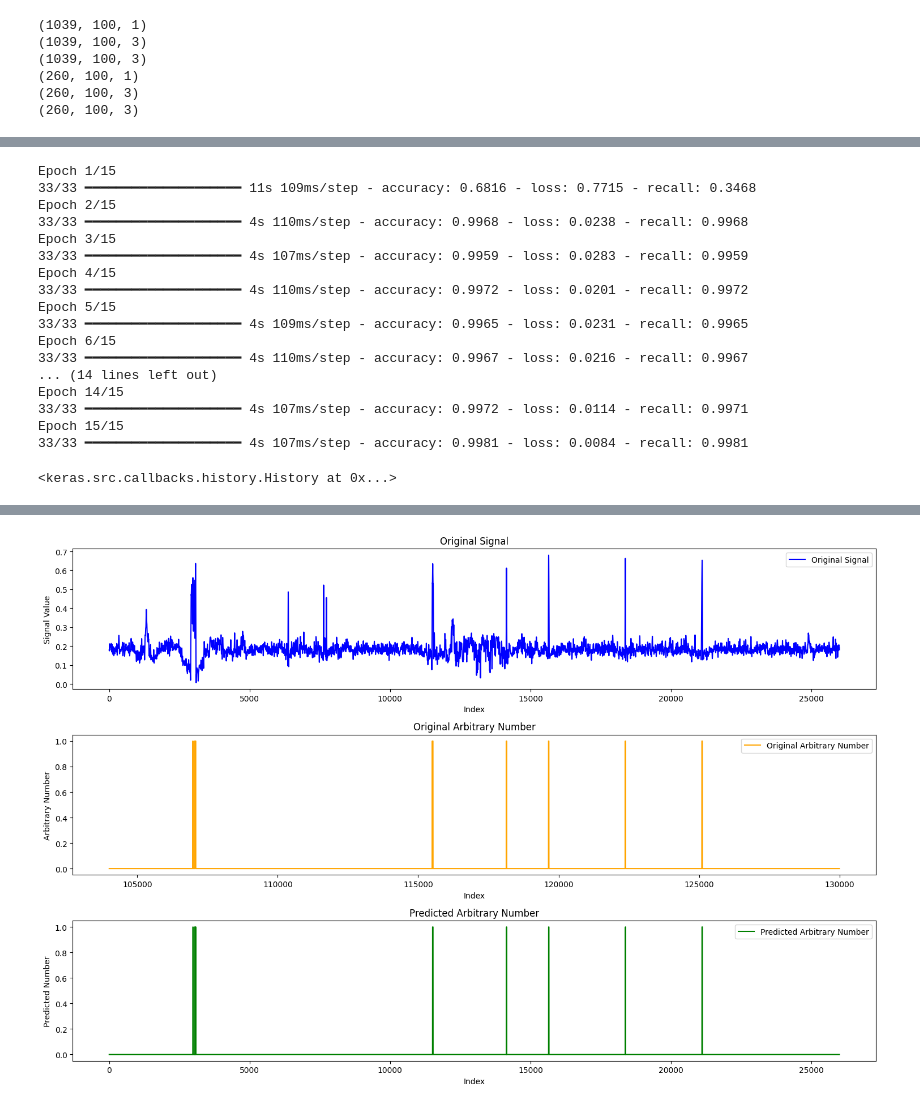
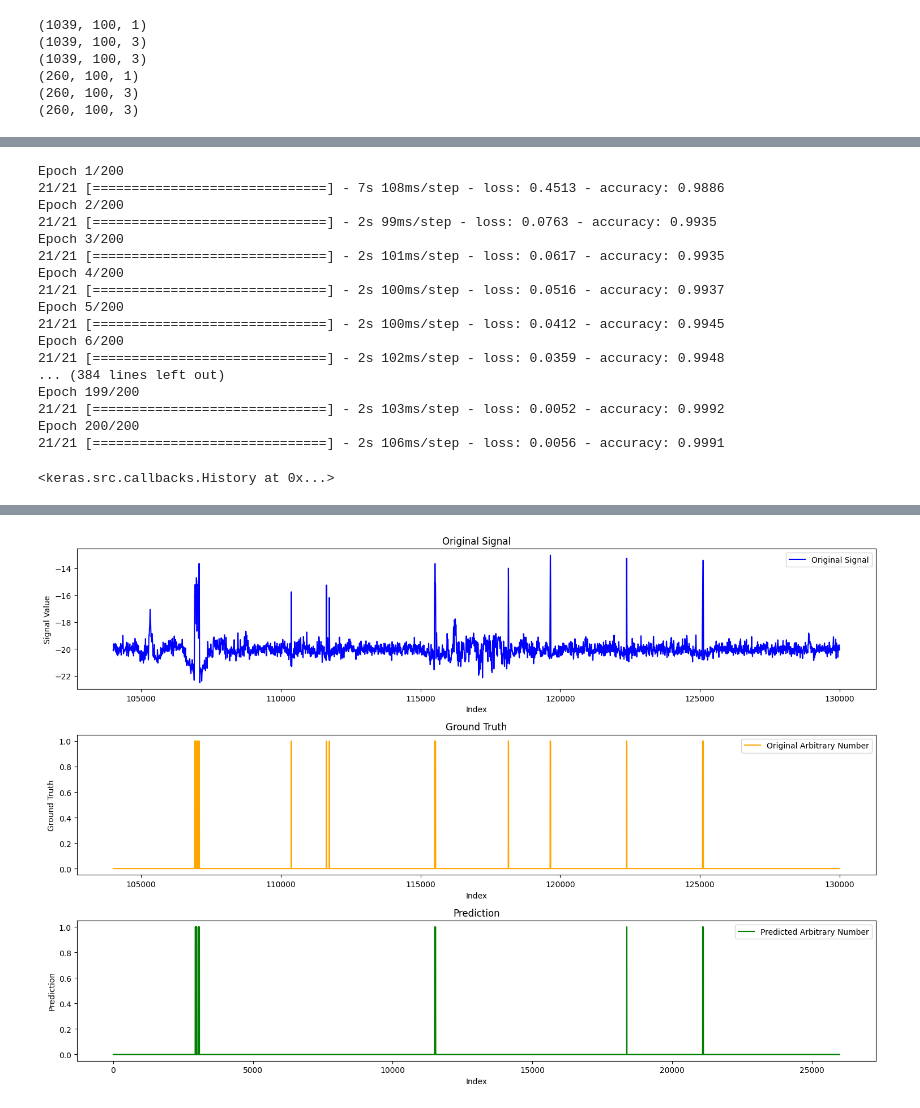
Before and after one commit to DCel567/PatchClamp_nn, a Jupyter notebook: enc_dec.ipynb, the cells around one changed output, grey strips where cells are left out. Drawn from its saved outputs; the diff is of its cells as text; code cells hidden in the pictures.

```diff
--- a/enc_dec.ipynb
+++ b/enc_dec.ipynb
@@ -29,5 +35,5 @@ To enable the following instructions: AVX2 FMA, in other operations, rebuild Ten
 # %%
-file_path = 'data_extracted/1.csv'
+file_path = 'data_extracted/my_shifted_train_data.csv'
 data = pd.read_csv(file_path, header=None)[:]
 
 y = data[2].astype(int)
@@ -185,10 +206,17 @@ def reshape_to_batches(x, batch_size):
 # %%
 encoder_input_data = reshape_to_batches(encoder_input_data, 100)
 decoder_input_data = reshape_to_batches(decoder_input_data, 100)
+decoder_input_data = decoder_input_data.astype(int)
+
 decoder_target_data = reshape_to_batches(decoder_target_data, 100)
+decoder_target_data = decoder_target_data.astype(int)
+
 encoder_input_data_test = reshape_to_batches(encoder_input_data_test, 100)
 decoder_input_data_test = reshape_to_batches(decoder_input_data_test, 100)
+decoder_input_data_test = decoder_input_data_test.astype(int)
+
 decoder_target_data_test = reshape_to_batches(decoder_target_data_test, 100)
+decoder_target_data_test = decoder_target_data_test.astype(int)
 # %% [output]
 (1039, 100, 1)
 (1039, 100, 3)
@@ -196,3 +224,6 @@ decoder_target_data_test = reshape_to_batches(decoder_target_data_test, 100)
 (260, 100, 1)
 (260, 100, 3)
 (260, 100, 3)
+# %%
+model = create_model2()
+model.summary()
@@ -199,26 +248,26 @@ decoder_target_data_test = reshape_to_batches(decoder_target_data_test, 100)
 # %%
-model = create_model1()
-class_weights = {0: 1, 1: 1, 2: 2}
-model.fit([encoder_input_data, decoder_input_data], decoder_target_data, batch_size=32, epochs=15, class_weight=class_weights)
+
+class_weights = {0: 1, 1: 2, 2: 2}
+model.fit([encoder_input_data, decoder_input_data], decoder_target_data, batch_size=50, epochs=200, class_weight=class_weights)
 # %% [output]
-Epoch 1/15
-33/33 ━━━━━━━━━━━━━━━━━━━━ 11s 109ms/step - accuracy: 0.6816 - loss: 0.7715 - recall: 0.3468
-Epoch 2/15
-33/33 ━━━━━━━━━━━━━━━━━━━━ 4s 110ms/step - accuracy: 0.9968 - loss: 0.0238 - recall: 0.9968
-Epoch 3/15
-33/33 ━━━━━━━━━━━━━━━━━━━━ 4s 107ms/step - accuracy: 0.9959 - loss: 0.0283 - recall: 0.9959
-Epoch 4/15
-33/33 ━━━━━━━━━━━━━━━━━━━━ 4s 110ms/step - accuracy: 0.9972 - loss: 0.0201 - recall: 0.9972
-Epoch 5/15
-33/33 ━━━━━━━━━━━━━━━━━━━━ 4s 109ms/step - accuracy: 0.9965 - loss: 0.0231 - recall: 0.9965
-Epoch 6/15
-33/33 ━━━━━━━━━━━━━━━━━━━━ 4s 110ms/step - accuracy: 0.9967 - loss: 0.0216 - recall: 0.9967
-... (14 lines left out)
-Epoch 14/15
-33/33 ━━━━━━━━━━━━━━━━━━━━ 4s 107ms/step - accuracy: 0.9972 - loss: 0.0114 - recall: 0.9971
-Epoch 15/15
-33/33 ━━━━━━━━━━━━━━━━━━━━ 4s 107ms/step - accuracy: 0.9981 - loss: 0.0084 - recall: 0.9981
+Epoch 1/200
+21/21 [==============================] - 7s 108ms/step - loss: 0.4513 - accuracy: 0.9886
+Epoch 2/200
+21/21 [==============================] - 2s 99ms/step - loss: 0.0763 - accuracy: 0.9935
+Epoch 3/200
+21/21 [==============================] - 2s 101ms/step - loss: 0.0617 - accuracy: 0.9935
+Epoch 4/200
+21/21 [==============================] - 2s 100ms/step - loss: 0.0516 - accuracy: 0.9937
+Epoch 5/200
+21/21 [==============================] - 2s 100ms/step - loss: 0.0412 - accuracy: 0.9945
+Epoch 6/200
+21/21 [==============================] - 2s 102ms/step - loss: 0.0359 - accuracy: 0.9948
+... (384 lines left out)
+Epoch 199/200
+21/21 [==============================] - 2s 103ms/step - loss: 0.0052 - accuracy: 0.9992
+Epoch 200/200
+21/21 [==============================] - 2s 106ms/step - loss: 0.0056 - accuracy: 0.9991
-<keras.src.callbacks.history.History at 0x...>
+<keras.src.callbacks.History at 0x...>
 # %%
 loss = model.evaluate([encoder_input_data_test, decoder_input_data_test], decoder_target_data_test)
 print(f'Test Loss: {loss}')
@@ -245,17 +294,17 @@ plt.legend()
 # Original Arbitrary Number
 plt.subplot(3, 1, 2) #data.index
 plt.plot(y_test, label='Original Arbitrary Number', color='orange')
-plt.title('Original Arbitrary Number')
+plt.title('Ground Truth')
 plt.xlabel('Index')
-plt.ylabel('Arbitrary Number')
+plt.ylabel('Ground Truth')
 plt.legend()
 
 # Predicted Arbitrary Number
 plt.subplot(3, 1, 3) # data.index[-len(y_test):]
 plt.plot(reshaped_data, label='Predicted Arbitrary Number', color='green')
-plt.title('Predicted Arbitrary Number')
+plt.title('Prediction')
 plt.xlabel('Index')
-plt.ylabel('Predicted Number')
+plt.ylabel('Prediction')
 plt.legend()
 
 plt.tight_layout()
@@ -267,6 +316,6 @@ Test Loss: [0.0076788365840911865, 0.9981154203414917, 0.9981153607368469]
 (26000,)
 (26000,)
-[figure, old version]
+[figure, new version]
 # %%
 def decode_sequence(model, input_seq):
     # Get the number of batches and sequence length
```
Also changed, not shown: parts of 12 cells of this notebook, 10 other files.
